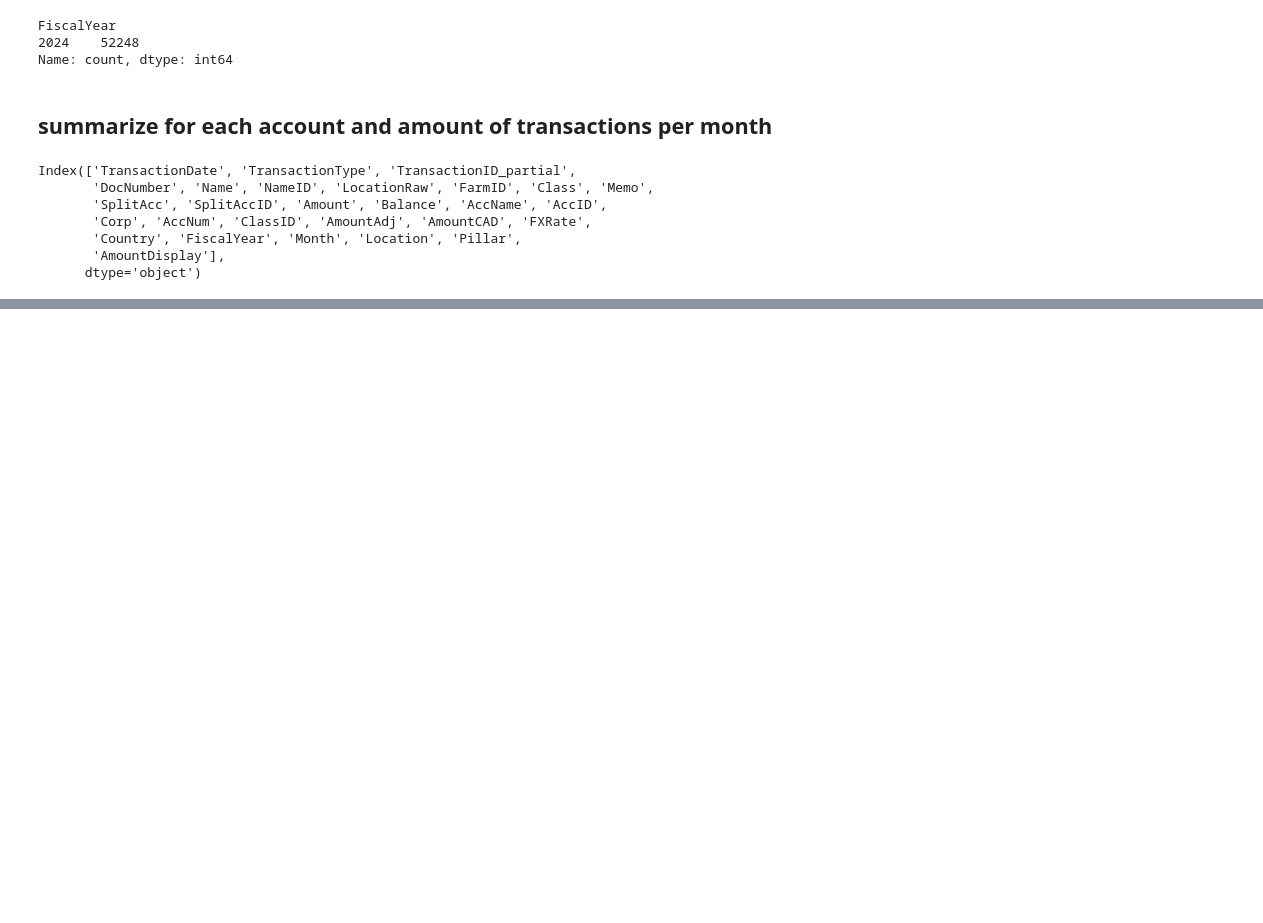
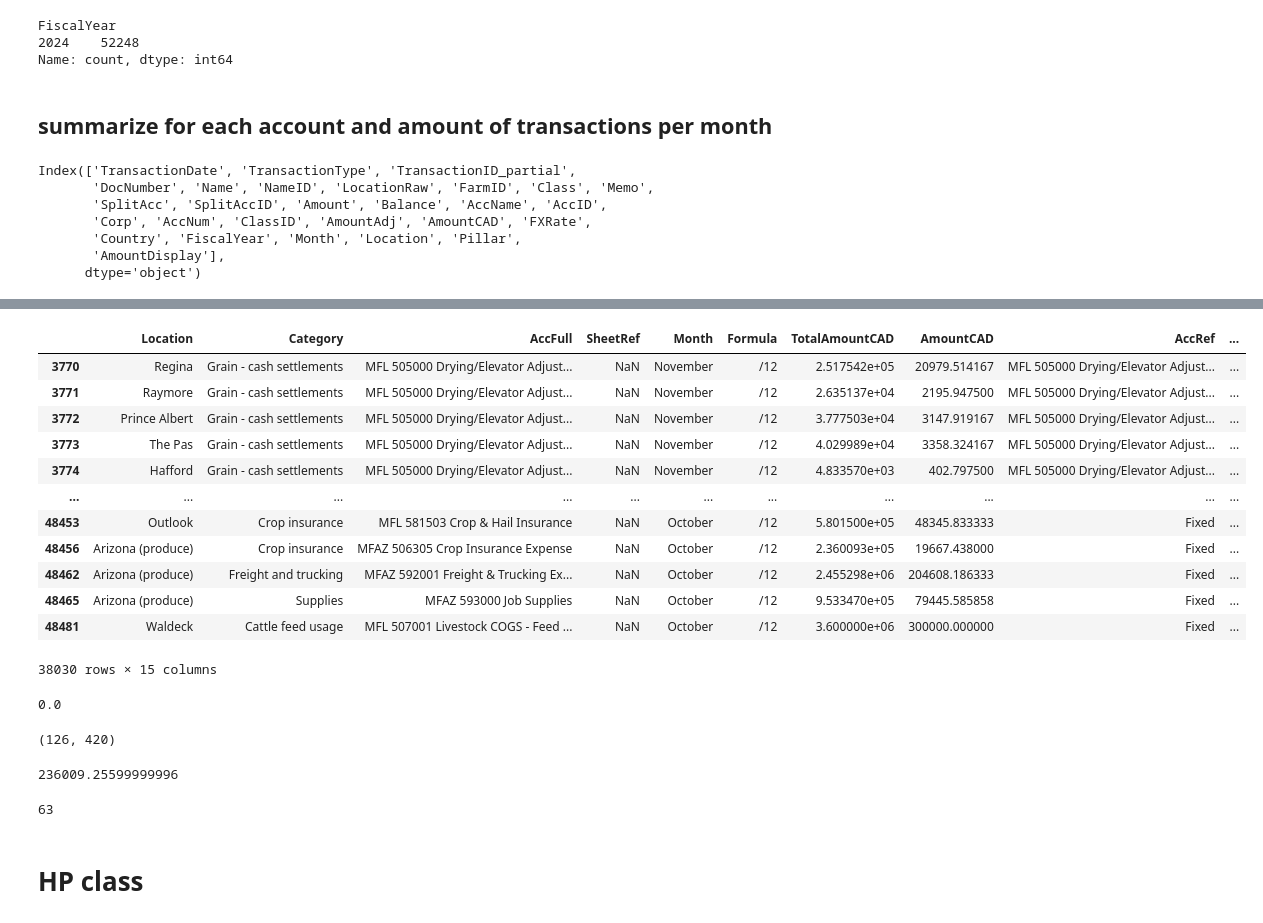
Before and after one commit to ZheRao/ETLCodeBase, a Jupyter notebook: notebooks/dev.ipynb, the cells around one changed output, grey strips where cells are left out. Cells and saved outputs as stored; diff of their text form; code cells hidden in the pictures; blank space fills up the shorter version.

```diff
--- a/notebooks/dev.ipynb
+++ b/notebooks/dev.ipynb
@@ -1297,0 +2698,36 @@ df
+# %%
+budget2["AccID"] = budget2["AccNum"].map(self.acc_map)
+budget2
+# %% [output]
+|  | Location | Category | AccFull | SheetRef | Month | Formula | TotalAmountCAD | AmountCAD | AccRef | ... |
+| 3770 | Regina | Grain - cash settlements | MFL 505000 Drying/Elevator Adjust... | NaN | November | /12 | 2.517542e+05 | 20979.514167 | MFL 505000 Drying/Elevator Adjust... | ... |
+| 3771 | Raymore | Grain - cash settlements | MFL 505000 Drying/Elevator Adjust... | NaN | November | /12 | 2.635137e+04 | 2195.947500 | MFL 505000 Drying/Elevator Adjust... | ... |
+| 3772 | Prince Albert | Grain - cash settlements | MFL 505000 Drying/Elevator Adjust... | NaN | November | /12 | 3.777503e+04 | 3147.919167 | MFL 505000 Drying/Elevator Adjust... | ... |
+| 3773 | The Pas | Grain - cash settlements | MFL 505000 Drying/Elevator Adjust... | NaN | November | /12 | 4.029989e+04 | 3358.324167 | MFL 505000 Drying/Elevator Adjust... | ... |
+| 3774 | Hafford | Grain - cash settlements | MFL 505000 Drying/Elevator Adjust... | NaN | November | /12 | 4.833570e+03 | 402.797500 | MFL 505000 Drying/Elevator Adjust... | ... |
+| ... | ... | ... | ... | ... | ... | ... | ... | ... | ... | ... |
+| 48453 | Outlook | Crop insurance | MFL 581503 Crop & Hail Insurance | NaN | October | /12 | 5.801500e+05 | 48345.833333 | Fixed | ... |
+| 48456 | Arizona (produce) | Crop insurance | MFAZ 506305 Crop Insurance Expense | NaN | October | /12 | 2.360093e+05 | 19667.438000 | Fixed | ... |
+| 48462 | Arizona (produce) | Freight and trucking | MFAZ 592001 Freight & Trucking Ex... | NaN | October | /12 | 2.455298e+06 | 204608.186333 | Fixed | ... |
+| 48465 | Arizona (produce) | Supplies | MFAZ 593000 Job Supplies | NaN | October | /12 | 9.533470e+05 | 79445.585858 | Fixed | ... |
+| 48481 | Waldeck | Cattle feed usage | MFL 507001 Livestock COGS - Feed ... | NaN | October | /12 | 3.600000e+06 | 300000.000000 | Fixed | ... |
+38030 rows × 15 columns
+# %%
+budget2[budget2["AccID"].isna()].AmountCAD.sum()
+# %% [output]
+0.0
+# %%
+unique_budget_acc = list(set(budget2.AccID.unique()) - set(trend2.AccID.unique()))
+len(unique_budget_acc), len(budget2.AccID.unique())
+# %% [output]
+(126, 420)
+# %%
+budget2[budget2["AccID"].isin(unique_budget_acc)].AmountCAD.sum()
+# %% [output]
+236009.25599999996
+# %%
+self.operation_acc[self.operation_acc["AccID"].isin(unique_budget_acc)].OperationProfType.isna().sum()
+# %% [output]
+63
+# %% [markdown]
+# HP class
```
Also changed, not shown: parts of 92 cells of this notebook, 3 other files.
